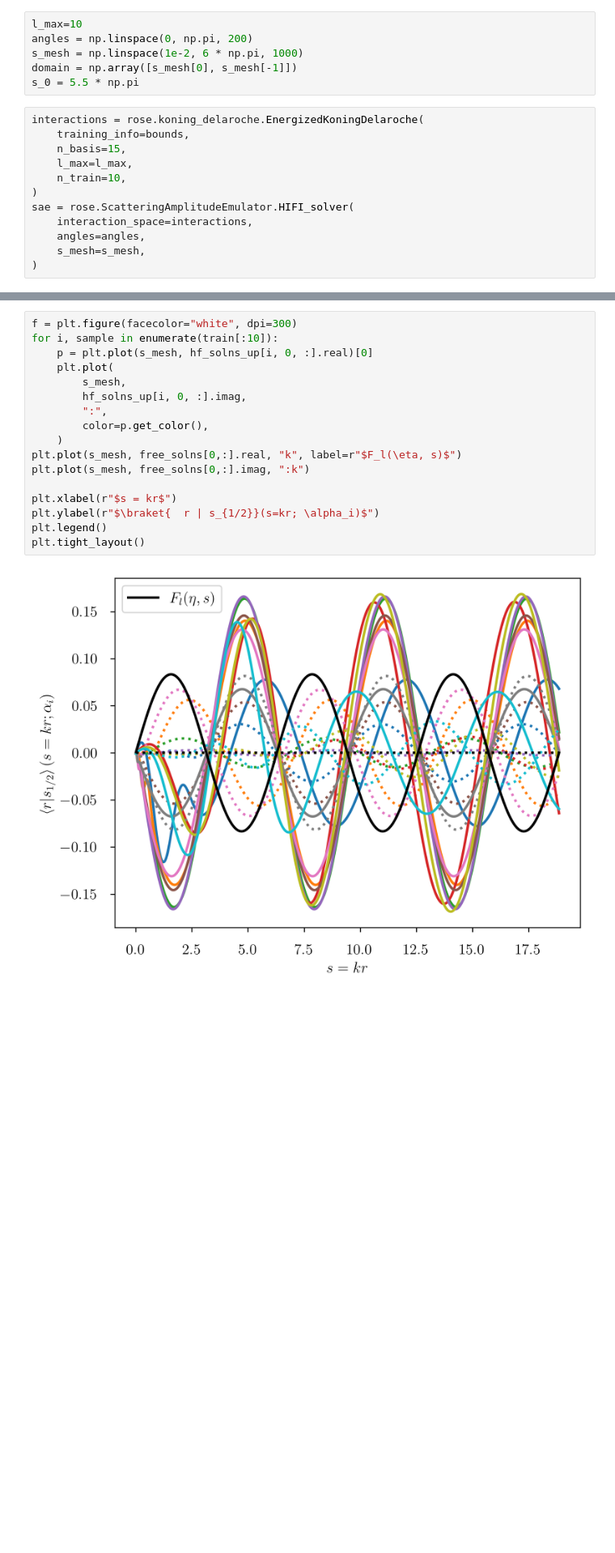
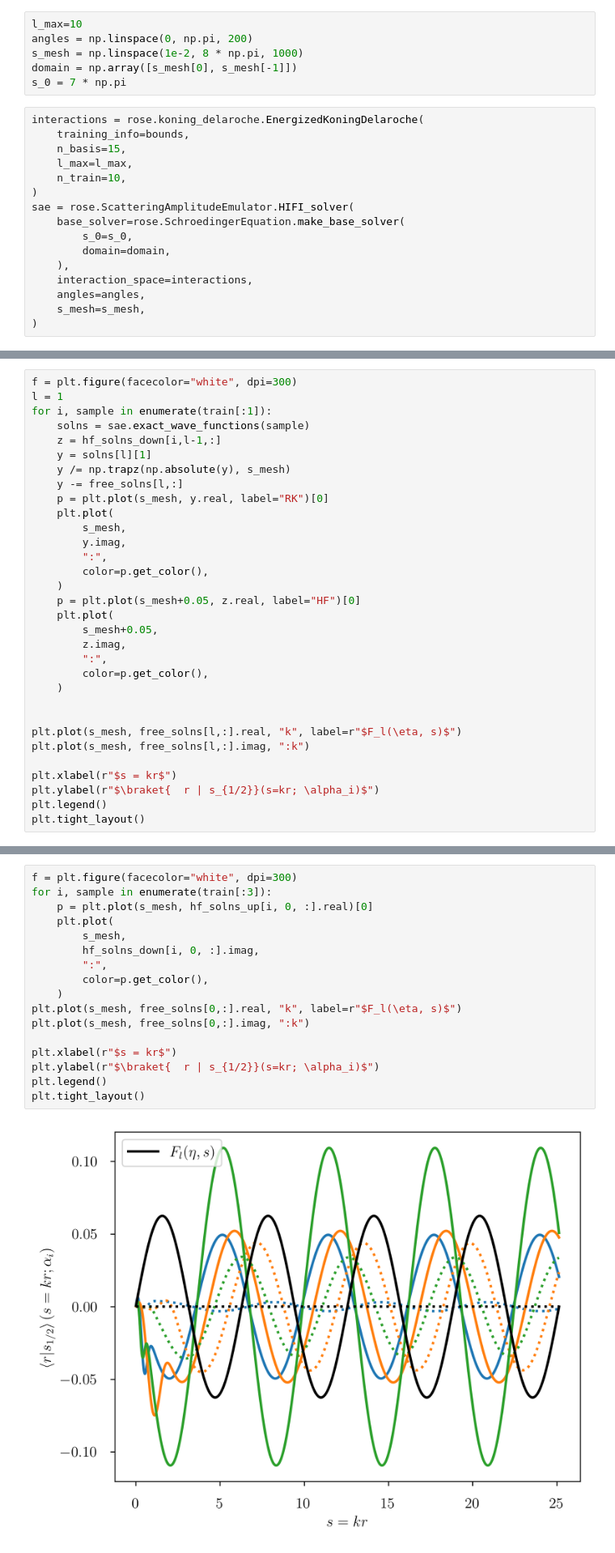
Before and after one commit to beykyle/active-subspace-quilting, a Jupyter notebook: global_kd_training.ipynb, the cells around one changed output, grey strips where cells are left out. Shown at 81% size. Drawn from its saved outputs; the diff is of its cells as text; blank space fills up the shorter version.

```diff
--- a/global_kd_training.ipynb
+++ b/global_kd_training.ipynb
@@ -110,9 +111,9 @@ np.save("test.npy", np.asarray(test))
 # %%
 l_max=10
 angles = np.linspace(0, np.pi, 200)
-s_mesh = np.linspace(1e-2, 6 * np.pi, 1000)
+s_mesh = np.linspace(1e-2, 8 * np.pi, 1000)
 domain = np.array([s_mesh[0], s_mesh[-1]])
-s_0 = 5.5 * np.pi
+s_0 = 7 * np.pi
 # %%
 interactions = rose.koning_delaroche.EnergizedKoningDelaroche(
     training_info=bounds,
@@ -121,6 +122,10 @@ interactions = rose.koning_delaroche.EnergizedKoningDelaroche(
     n_train=10,
 )
 sae = rose.ScatteringAmplitudeEmulator.HIFI_solver(
+    base_solver=rose.SchroedingerEquation.make_base_solver(
+        s_0=s_0,
+        domain=domain,
+    ),
     interaction_space=interactions,
     angles=angles,
     s_mesh=s_mesh,
@@ -174 +177,33 @@ np.save(
 np.save("hf_solns_down.npy", hf_solns_down)
+# %%
+f = plt.figure(facecolor="white", dpi=300)
+l = 1
+for i, sample in enumerate(train[:1]):
+    solns = sae.exact_wave_functions(sample)
+    z = hf_solns_down[i,l-1,:]
+    y = solns[l][1]
+    y /= np.trapz(np.absolute(y), s_mesh)
+    y -= free_solns[l,:]
+    p = plt.plot(s_mesh, y.real, label="RK")[0]
+    plt.plot(
+        s_mesh,
+        y.imag,
+        ":",
+        color=p.get_color(),
+    )
+    p = plt.plot(s_mesh+0.05, z.real, label="HF")[0]
+    plt.plot(
+        s_mesh+0.05,
+        z.imag,
+        ":",
+        color=p.get_color(),
+    )
+
+
+plt.plot(s_mesh, free_solns[l,:].real, "k", label=r"$F_l(\eta, s)$")
+plt.plot(s_mesh, free_solns[l,:].imag, ":k")
+
+plt.xlabel(r"$s = kr$")
+plt.ylabel(r"$\braket{  r | s_{1/2}}(s=kr; \alpha_i)$")
+plt.legend()
+plt.tight_layout()
@@ -175,22 +212,22 @@ np.save("hf_solns_down.npy", hf_solns_down)
 # %%
 f = plt.figure(facecolor="white", dpi=300)
-for i, sample in enumerate(train[:10]):
+for i, sample in enumerate(train[:3]):
     p = plt.plot(s_mesh, hf_solns_up[i, 0, :].real)[0]
     plt.plot(
         s_mesh,
-        hf_solns_up[i, 0, :].imag,
+        hf_solns_down[i, 0, :].imag,
         ":",
         color=p.get_color(),
     )
 plt.plot(s_mesh, free_solns[0,:].real, "k", label=r"$F_l(\eta, s)$")
 plt.plot(s_mesh, free_solns[0,:].imag, ":k")
 
 plt.xlabel(r"$s = kr$")
 plt.ylabel(r"$\braket{  r | s_{1/2}}(s=kr; \alpha_i)$")
 plt.legend()
 plt.tight_layout()
 # %% [output]
-[figure, old version]
+[figure, new version]
 # %%
 run_full_svd = True
 if run_full_svd:
```
Also changed, not shown: parts of 13 cells of this notebook, 4 other files.
